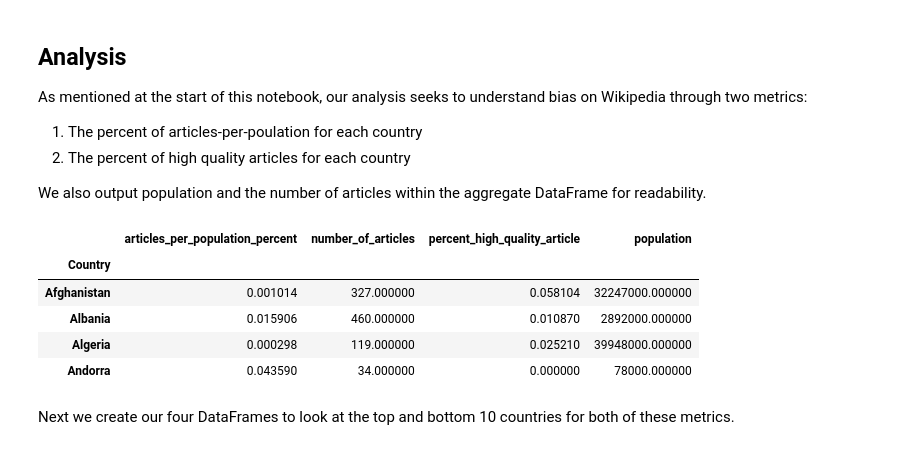
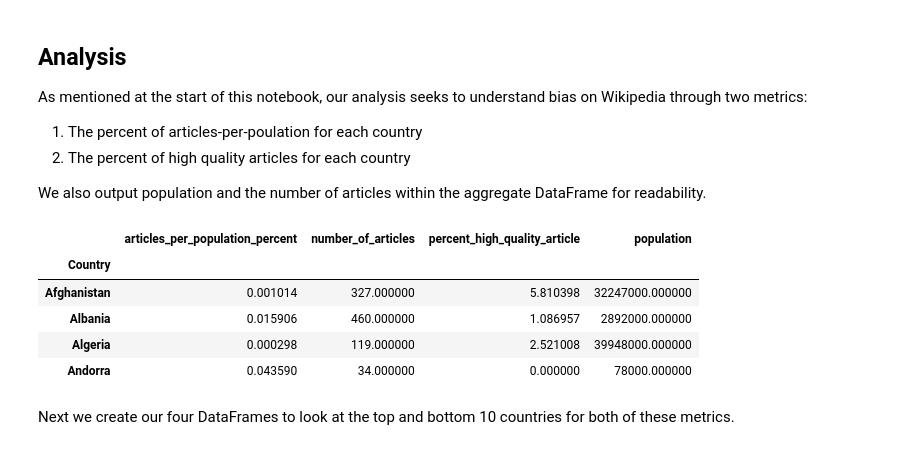
Before and after one commit to awfuldynne/data-512-a2, a Jupyter notebook: hcds-a2-bias.ipynb, the cells around one changed output. Saved outputs shown, nothing was run; the diff lists cells and outputs as text; code cells hidden in the pictures.

```diff
--- a/hcds-a2-bias.ipynb
+++ b/hcds-a2-bias.ipynb
@@ -303,37 +303,37 @@ def articles_per_population(group):
 # Returns the proportion of articles which are ranked FA or GA in quality
 def high_quality_articles(group):
     high_quality_rating_list = ["FA", "GA"]
     article_count = group.shape[0]
     high_quality_article_count = group[group.article_quality.isin(high_quality_rating_list)].shape[0]
-    return high_quality_article_count / article_count
+    return high_quality_article_count * 100 / article_count
 
 # Returns the population for a given country.
 def population(group):
     return group.population.max()
 
 # Returns the number of articles a country has
 def number_of_articles(group):
     return group.shape[0]
 
 # https://stackoverflow.com/questions/40532024/pandas-apply-multiple-functions-of-multiple-columns-to-groupby-object
 # Aggregate method which generates our four aggregate metrics
 def get_aggregate_stats(group):
     return pd.Series({"articles_per_population_percent": articles_per_population(group),
                       "population": population(group),
                       "percent_high_quality_article": high_quality_articles(group),
                       "number_of_articles": number_of_articles(group)})
 
 agg_df = country_group.apply(get_aggregate_stats)
 agg_df.index.name = "Country"
 
 # Print example of aggregate DataFrame
 agg_df.head(4)
 # %% [output]
 |  | articles_per_population_percent | number_of_articles | percent_high_quality_article | population |
 | Country |  |  |  |  |
-| Afghanistan | 0.001014 | 327.000000 | 0.058104 | 32247000.000000 |
-| Albania | 0.015906 | 460.000000 | 0.010870 | 2892000.000000 |
-| Algeria | 0.000298 | 119.000000 | 0.025210 | 39948000.000000 |
+| Afghanistan | 0.001014 | 327.000000 | 5.810398 | 32247000.000000 |
+| Albania | 0.015906 | 460.000000 | 1.086957 | 2892000.000000 |
+| Algeria | 0.000298 | 119.000000 | 2.521008 | 39948000.000000 |
 | Andorra | 0.043590 | 34.000000 | 0.000000 | 78000.000000 |
 # %% [markdown]
 Next we create our four DataFrames to look at the top and bottom 10 countries for both of these metrics.
```
Also changed, not shown: 1 other file.
